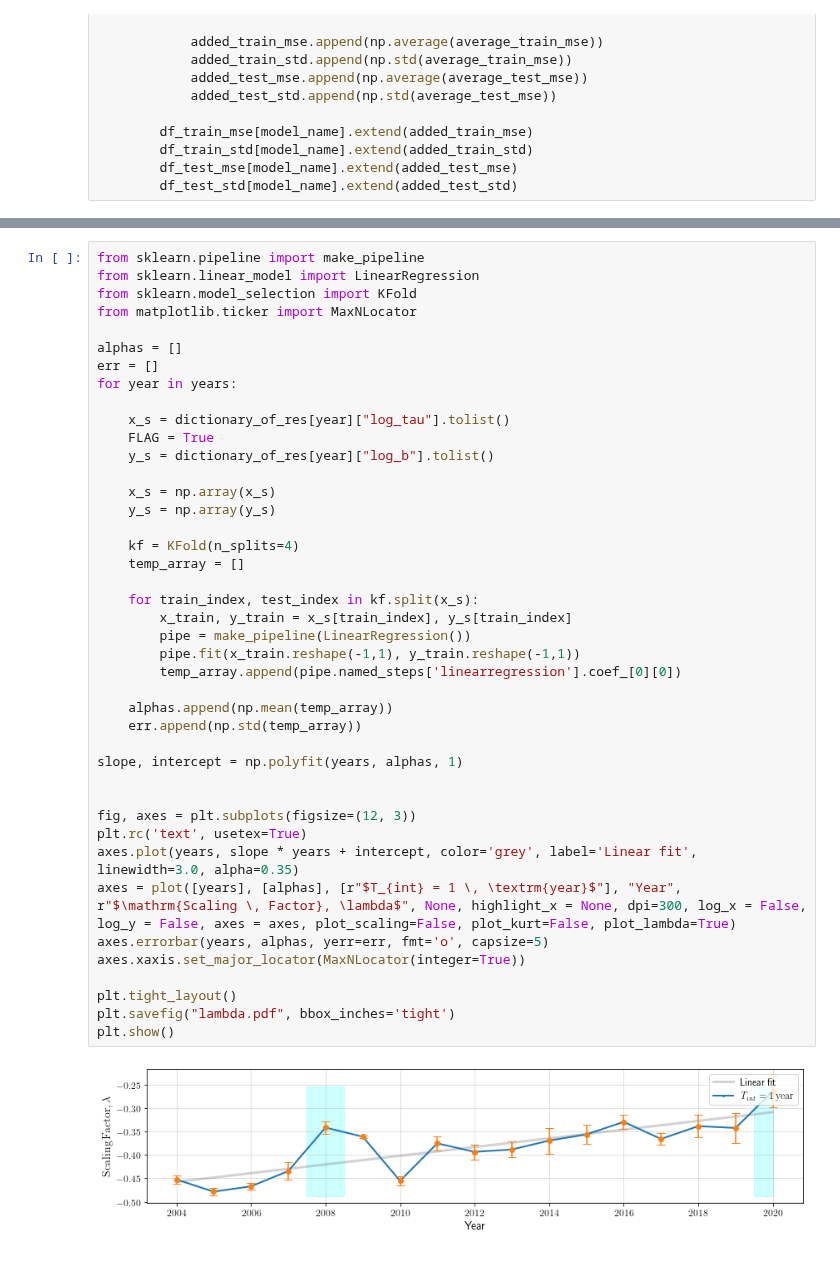
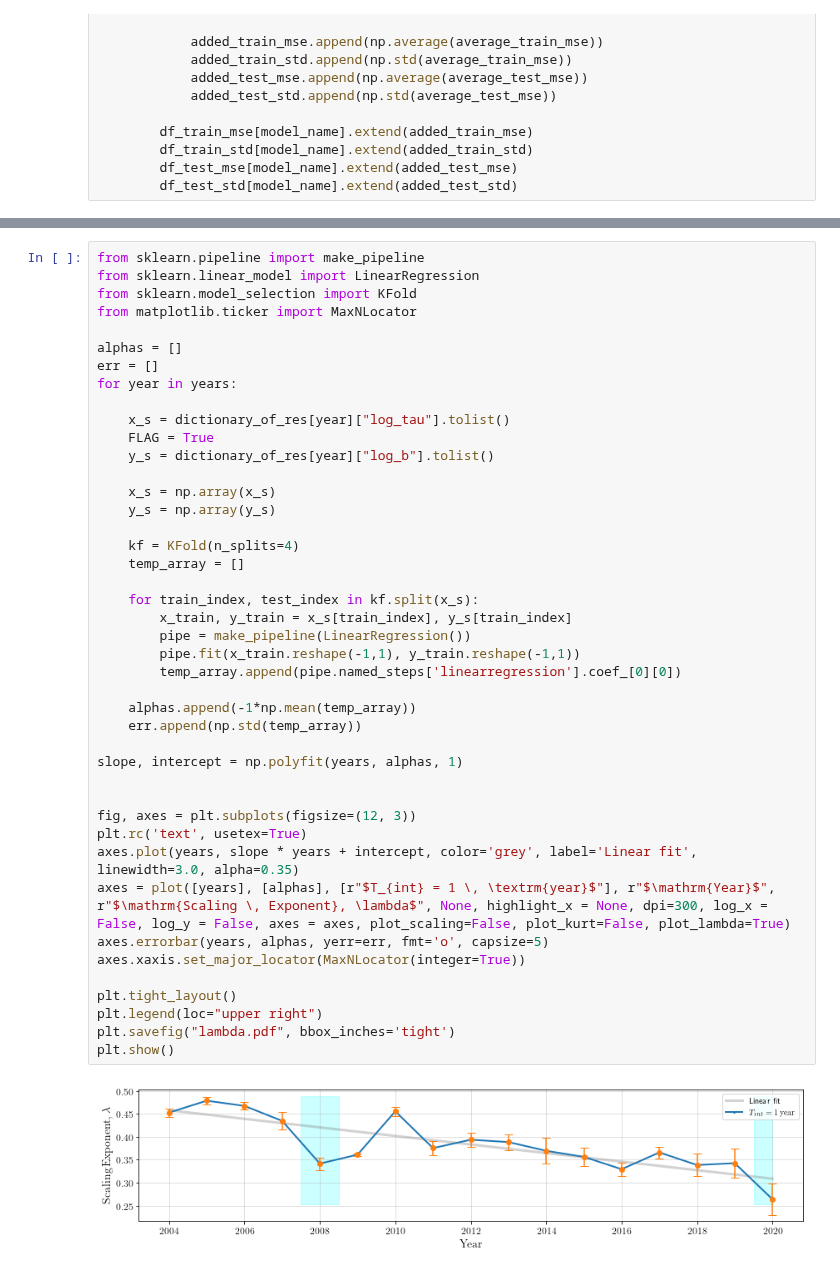
Before and after one commit to pholur/stock-market, a Jupyter notebook: Plotters/model_architecture_search.ipynb, the cells around one changed output, grey strips where cells are left out. Drawn from its saved outputs; the diff is of its cells as text.

```diff
--- a/Plotters/model_architecture_search.ipynb
+++ b/Plotters/model_architecture_search.ipynb
@@ -233,33 +236,34 @@ for year in years:
     FLAG = True
     y_s = dictionary_of_res[year]["log_b"].tolist()
 
     x_s = np.array(x_s)
     y_s = np.array(y_s)
 
     kf = KFold(n_splits=4)
     temp_array = []
 
     for train_index, test_index in kf.split(x_s):
         x_train, y_train = x_s[train_index], y_s[train_index]
         pipe = make_pipeline(LinearRegression())
         pipe.fit(x_train.reshape(-1,1), y_train.reshape(-1,1))
         temp_array.append(pipe.named_steps['linearregression'].coef_[0][0])
 
-    alphas.append(np.mean(temp_array))
+    alphas.append(-1*np.mean(temp_array))
     err.append(np.std(temp_array))
 
 slope, intercept = np.polyfit(years, alphas, 1)
 
 
 fig, axes = plt.subplots(figsize=(12, 3))
 plt.rc('text', usetex=True)
 axes.plot(years, slope * years + intercept, color='grey', label='Linear fit', linewidth=3.0, alpha=0.35)
-axes = plot([years], [alphas], [r"$T_{int} = 1 \, \textrm{year}$"], "Year", r"$\mathrm{Scaling \, Factor}, \lambda$", None, highlight_x = None, dpi=300, log_x = False, log_y = False, axes = axes, plot_scaling=False, plot_kurt=False, plot_lambda=True)
+axes = plot([years], [alphas], [r"$T_{int} = 1 \, \textrm{year}$"], r"$\mathrm{Year}$", r"$\mathrm{Scaling \, Exponent}, \lambda$", None, highlight_x = None, dpi=300, log_x = False, log_y = False, axes = axes, plot_scaling=False, plot_kurt=False, plot_lambda=True)
 axes.errorbar(years, alphas, yerr=err, fmt='o', capsize=5)
 axes.xaxis.set_major_locator(MaxNLocator(integer=True))
 
 plt.tight_layout()
+plt.legend(loc="upper right")
 plt.savefig("lambda.pdf", bbox_inches='tight')
 plt.show()
 # %% [output]
-[figure, old version]
+[figure, new version]
```
Also changed, not shown: parts of 3 cells of this notebook, 4 other files.
